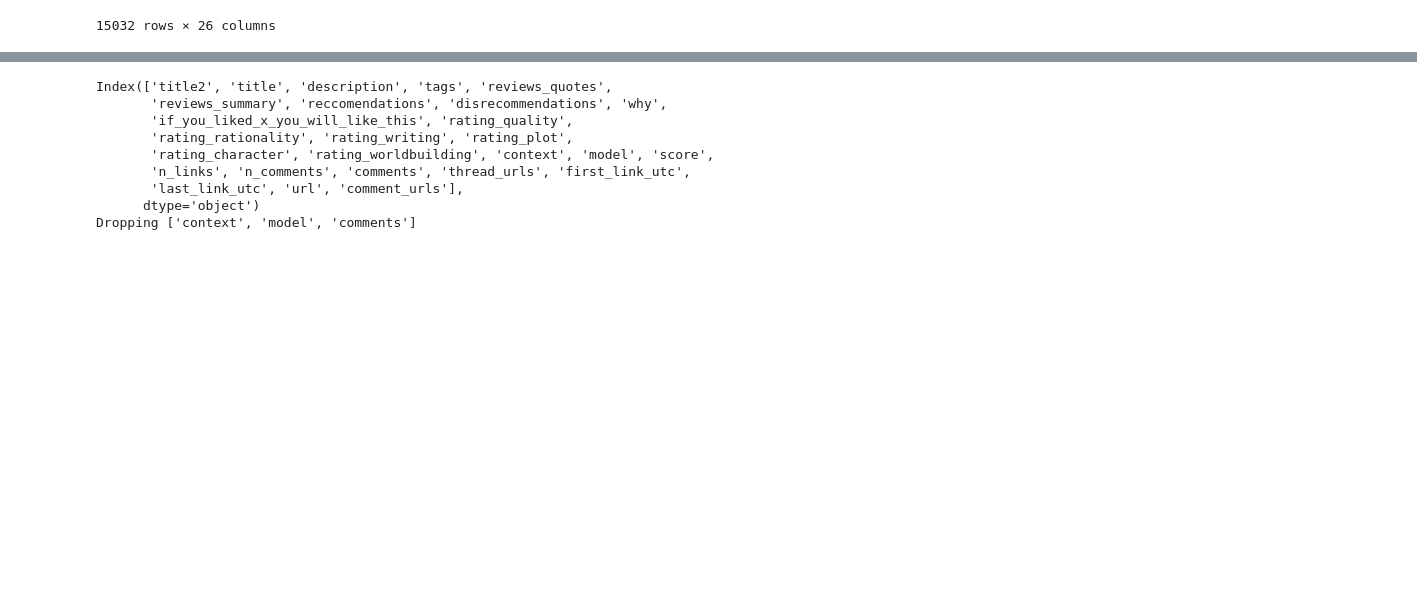
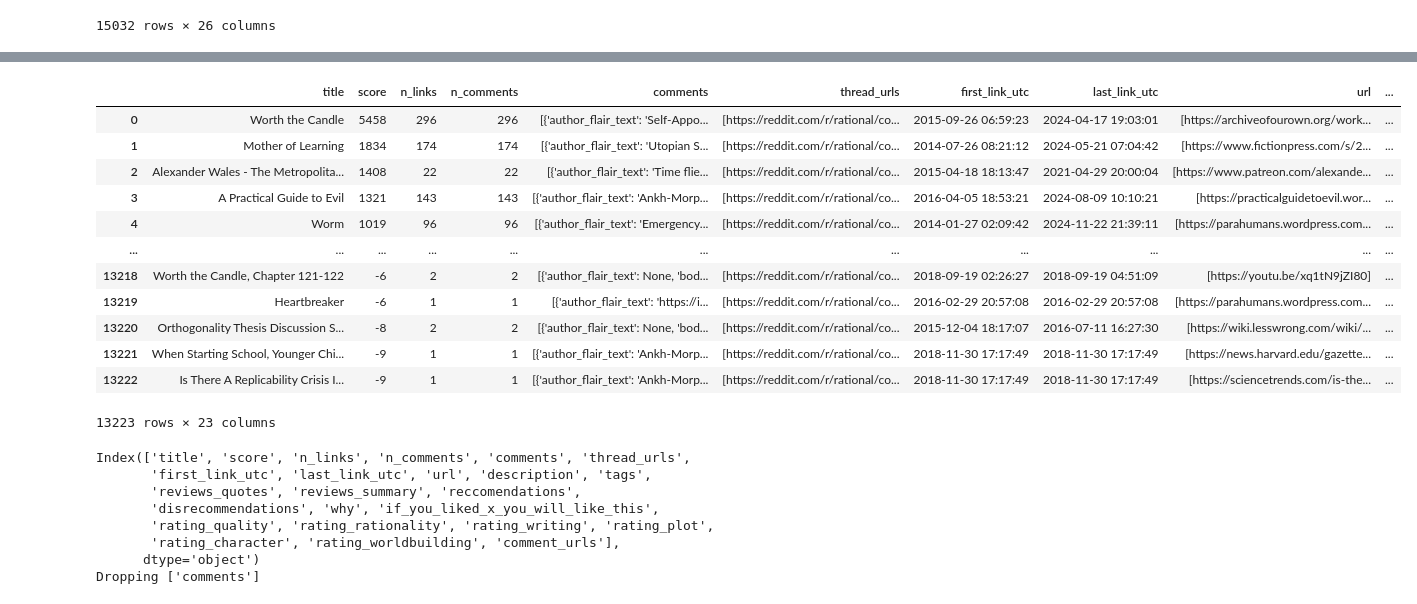
Before and after one commit to wassname/scrape_r_rational, a Jupyter notebook: nbs/mjc_005_allm.ipynb, the cells around one changed output, grey strips where cells are left out. Cells and saved outputs as stored; diff of their text form; code cells hidden in the pictures; blank space fills up the shorter version.

```diff
--- a/nbs/mjc_005_allm.ipynb
+++ b/nbs/mjc_005_allm.ipynb
@@ -427,3 +415,60 @@ Name: score_mean, dtype: float64
+# %%
+def join_uniq(x: list[str]):
+    return "\n".join(set(x))
+
+
+def chain_lists(x: list[list[str]]):
+    return [item for sublist in x for item in sublist]
+
+# dedup by llm title
+df_llm3= (
+    df_llm2.groupby('title').agg(
+        {
+            "score": "sum",
+            "n_links": "sum",
+            'n_comments': 'sum',
+            "comments": chain_lists,
+            "thread_urls": chain_lists,
+            'first_link_utc': 'min',
+            'last_link_utc': 'max',
+            'url': chain_lists,
+            # 'title2': list,
+              'description': 'first',
+                'tags': chain_lists,
+                'reviews_quotes': 'first',
+       'reviews_summary': 'first',
+       'reccomendations': 'first',
+       'disrecommendations': 'first',
+         'why': 'first',
+       'if_you_liked_x_you_will_like_this': 'first',
+         'rating_quality': 'first',
+       'rating_rationality': 'first',
+         'rating_writing': 'first',
+         'rating_plot': 'first',
+       'rating_character': 'first',
+         'rating_worldbuilding': 'first',
+        #    'context',
+        #    'model'
+        }
+    )
+    .sort_values("score", ascending=False)
+    .reset_index()
+)
+df_llm3
+# %% [output]
+|  | title | score | n_links | n_comments | comments | thread_urls | first_link_utc | last_link_utc | url | ... |
+| 0 | Worth the Candle | 5458 | 296 | 296 | [{'author_flair_text': 'Self-Appo... | [https://reddit.com/r/rational/co... | 2015-09-26 06:59:23 | 2024-04-17 19:03:01 | [https://archiveofourown.org/work... | ... |
+| 1 | Mother of Learning | 1834 | 174 | 174 | [{'author_flair_text': 'Utopian S... | [https://reddit.com/r/rational/co... | 2014-07-26 08:21:12 | 2024-05-21 07:04:42 | [https://www.fictionpress.com/s/2... | ... |
+| 2 | Alexander Wales - The Metropolita... | 1408 | 22 | 22 | [{'author_flair_text': 'Time flie... | [https://reddit.com/r/rational/co... | 2015-04-18 18:13:47 | 2021-04-29 20:00:04 | [https://www.patreon.com/alexande... | ... |
+| 3 | A Practical Guide to Evil | 1321 | 143 | 143 | [{'author_flair_text': 'Ankh-Morp... | [https://reddit.com/r/rational/co... | 2016-04-05 18:53:21 | 2024-08-09 10:10:21 | [https://practicalguidetoevil.wor... | ... |
+| 4 | Worm | 1019 | 96 | 96 | [{'author_flair_text': 'Emergency... | [https://reddit.com/r/rational/co... | 2014-01-27 02:09:42 | 2024-11-22 21:39:11 | [https://parahumans.wordpress.com... | ... |
+| ... | ... | ... | ... | ... | ... | ... | ... | ... | ... | ... |
+| 13218 | Worth the Candle, Chapter 121-122 | -6 | 2 | 2 | [{'author_flair_text': None, 'bod... | [https://reddit.com/r/rational/co... | 2018-09-19 02:26:27 | 2018-09-19 04:51:09 | [https://youtu.be/xq1tN9jZI80] | ... |
+| 13219 | Heartbreaker | -6 | 1 | 1 | [{'author_flair_text': 'https://i... | [https://reddit.com/r/rational/co... | 2016-02-29 20:57:08 | 2016-02-29 20:57:08 | [https://parahumans.wordpress.com... | ... |
+| 13220 | Orthogonality Thesis Discussion S... | -8 | 2 | 2 | [{'author_flair_text': None, 'bod... | [https://reddit.com/r/rational/co... | 2015-12-04 18:17:07 | 2016-07-11 16:27:30 | [https://wiki.lesswrong.com/wiki/... | ... |
+| 13221 | When Starting School, Younger Chi... | -9 | 1 | 1 | [{'author_flair_text': 'Ankh-Morp... | [https://reddit.com/r/rational/co... | 2018-11-30 17:17:49 | 2018-11-30 17:17:49 | [https://news.harvard.edu/gazette... | ... |
+| 13222 | Is There A Replicability Crisis I... | -9 | 1 | 1 | [{'author_flair_text': 'Ankh-Morp... | [https://reddit.com/r/rational/co... | 2018-11-30 17:17:49 | 2018-11-30 17:17:49 | [https://sciencetrends.com/is-the... | ... |
+13223 rows × 23 columns
 # %%
 def format_flair(author_flair_text):
     if author_flair_text:
@@ -513,7 +566,7 @@ d['last_link_utc'] = d['last_link_utc'].dt.strftime('%Y-%m-%d')
 # %%
 print(d.columns)
 rename_cols = OrderedDict(
-    title2='Title (LLM)',
+    # title2='Title (LLM)',
     title='Title',
     score='⬆️',
     n_comments='Comments',
@@ -545,12 +598,11 @@ print('Dropping', dropping)
 
 d = d.drop(columns=['comments'])[list(rename_cols.keys())].rename(columns=rename_cols)
 # %% [output]
-Index(['title2', 'title', 'description', 'tags', 'reviews_quotes',
-       'reviews_summary', 'reccomendations', 'disrecommendations', 'why',
-       'if_you_liked_x_you_will_like_this', 'rating_quality',
-       'rating_rationality', 'rating_writing', 'rating_plot',
-       'rating_character', 'rating_worldbuilding', 'context', 'model', 'score',
-       'n_links', 'n_comments', 'comments', 'thread_urls', 'first_link_utc',
-       'last_link_utc', 'url', 'comment_urls'],
+Index(['title', 'score', 'n_links', 'n_comments', 'comments', 'thread_urls',
+       'first_link_utc', 'last_link_utc', 'url', 'description', 'tags',
+       'reviews_quotes', 'reviews_summary', 'reccomendations',
+       'disrecommendations', 'why', 'if_you_liked_x_you_will_like_this',
+       'rating_quality', 'rating_rationality', 'rating_writing', 'rating_plot',
+       'rating_character', 'rating_worldbuilding', 'comment_urls'],
       dtype='object')
-Dropping ['context', 'model', 'comments']
+Dropping ['comments']
```
Also changed, not shown: parts of 11 cells of this notebook, 6 other files.
